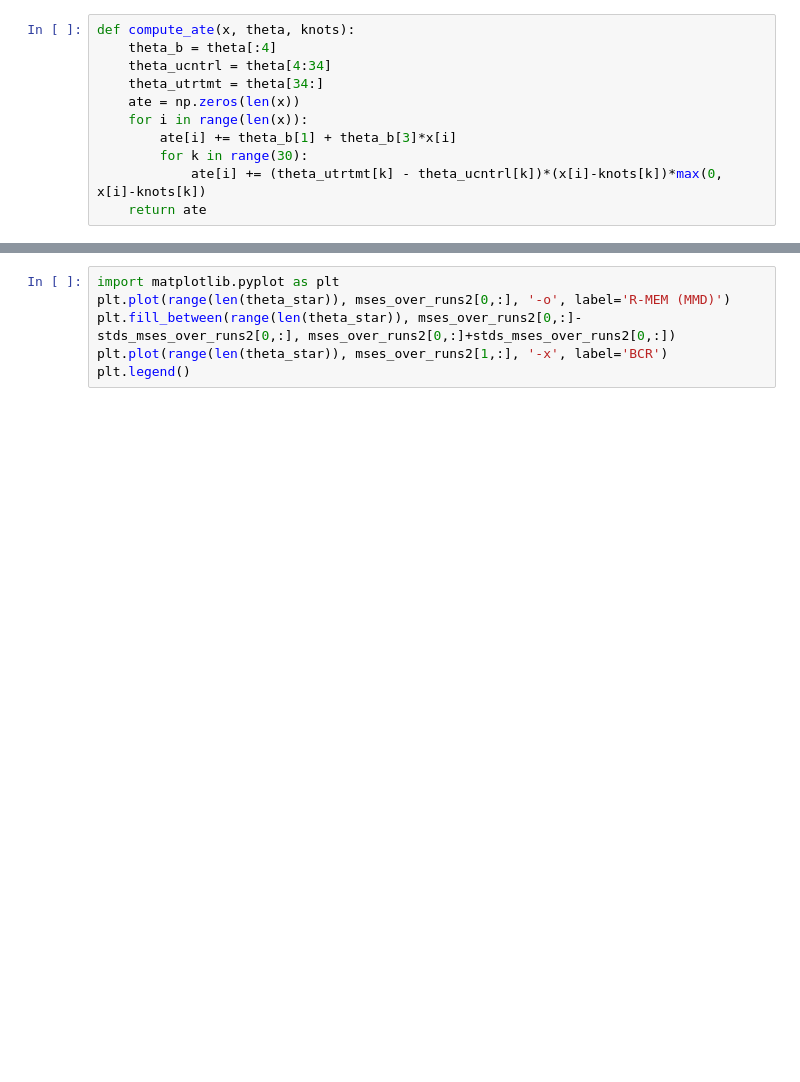
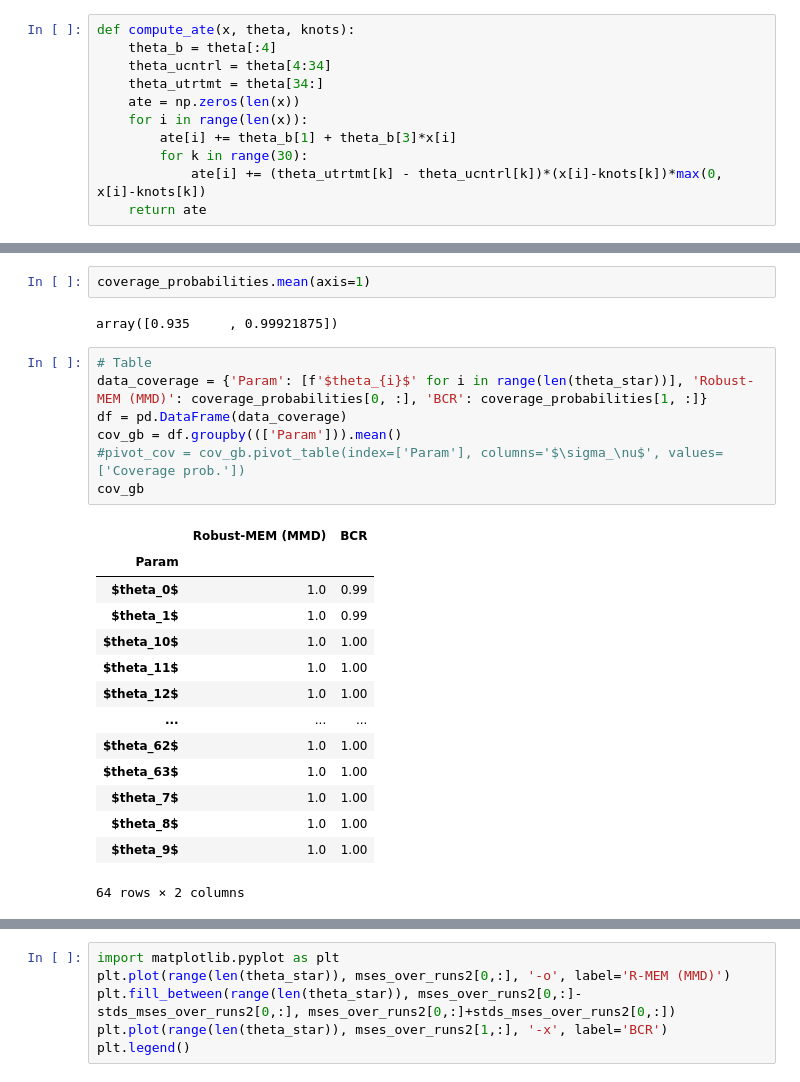
Before and after one commit to haritadell/me-models, a Jupyter notebook: mental_health_study/notebook.ipynb, the cells around one changed output, grey strips where cells are left out. Drawn from its saved outputs; the diff is of its cells as text; blank space fills up the shorter version.

```diff
--- a/mental_health_study/notebook.ipynb
+++ b/mental_health_study/notebook.ipynb
@@ -155,0 +157,26 @@ Mean Squared error res for BCR: 101.91408861380887
+# %%
+coverage_probabilities.mean(axis=1)
+# %% [output]
+array([0.935     , 0.99921875])
+# %%
+# Table
+data_coverage = {'Param': [f'$theta_{i}$' for i in range(len(theta_star))], 'Robust-MEM (MMD)': coverage_probabilities[0, :], 'BCR': coverage_probabilities[1, :]}
+df = pd.DataFrame(data_coverage)
+cov_gb = df.groupby((['Param'])).mean()
+#pivot_cov = cov_gb.pivot_table(index=['Param'], columns='$\sigma_\nu$', values=['Coverage prob.'])
+cov_gb
+# %% [output]
+|  | Robust-MEM (MMD) | BCR |
+| Param |  |  |
+| $theta_0$ | 1.0 | 0.99 |
+| $theta_1$ | 1.0 | 0.99 |
+| $theta_10$ | 1.0 | 1.00 |
+| $theta_11$ | 1.0 | 1.00 |
+| $theta_12$ | 1.0 | 1.00 |
+| ... | ... | ... |
+| $theta_62$ | 1.0 | 1.00 |
+| $theta_63$ | 1.0 | 1.00 |
+| $theta_7$ | 1.0 | 1.00 |
+| $theta_8$ | 1.0 | 1.00 |
+| $theta_9$ | 1.0 | 1.00 |
+64 rows × 2 columns
```
Also changed, not shown: parts of 2 cells of this notebook, 1 other file.
